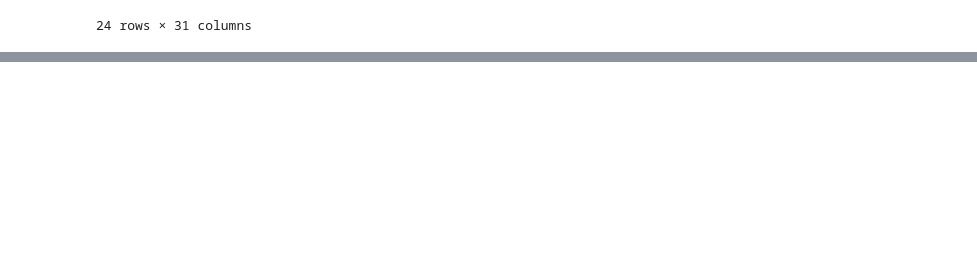
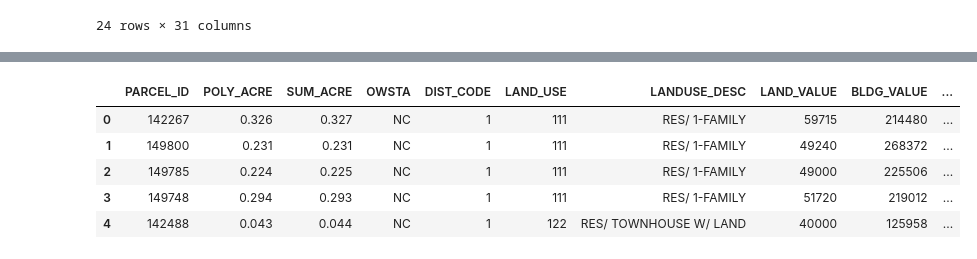
Before and after one commit to codefordurham/datahub-dw, a Jupyter notebook: permits/durham_bldgpermits.ipynb, the cells around one changed output, grey strips where cells are left out. Saved outputs shown, nothing was run; the diff lists cells and outputs as text; code cells hidden in the pictures; blank space fills up the shorter version.

```diff
--- a/permits/durham_bldgpermits.ipynb
+++ b/permits/durham_bldgpermits.ipynb
@@ -120,0 +207,11 @@ pending
+# %%
+refinedParcelData = parcelData[['PARCEL_ID', 'POLY_ACRE', 'SUM_ACRE', 'OWSTA', 'DIST_CODE', 'LAND_USE', 'LANDUSE_DESC', 'LAND_VALUE', 'BLDG_VALUE', 'TOTAL_VALU', 'DATE_SOLD', 'SALE_PRICE']]
+# %%
+refinedParcelData.head()
+# %% [output]
+|  | PARCEL_ID | POLY_ACRE | SUM_ACRE | OWSTA | DIST_CODE | LAND_USE | LANDUSE_DESC | LAND_VALUE | BLDG_VALUE | ... |
+| 0 | 142267 | 0.326 | 0.327 | NC | 1 | 111 | RES/ 1-FAMILY | 59715 | 214480 | ... |
+| 1 | 149800 | 0.231 | 0.231 | NC | 1 | 111 | RES/ 1-FAMILY | 49240 | 268372 | ... |
+| 2 | 149785 | 0.224 | 0.225 | NC | 1 | 111 | RES/ 1-FAMILY | 49000 | 225506 | ... |
+| 3 | 149748 | 0.294 | 0.293 | NC | 1 | 111 | RES/ 1-FAMILY | 51720 | 219012 | ... |
+| 4 | 142488 | 0.043 | 0.044 | NC | 1 | 122 | RES/ TOWNHOUSE W/ LAND | 40000 | 125958 | ... |
```
Also changed, not shown: parts of 17 cells of this notebook, 4 other files.
